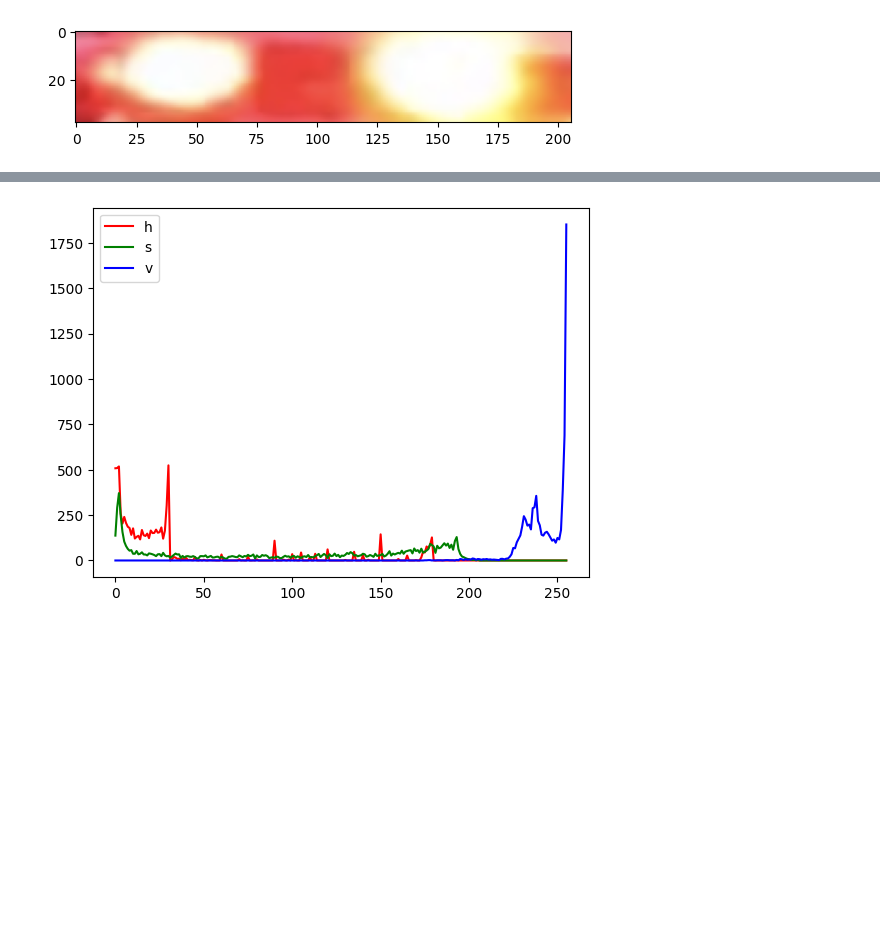
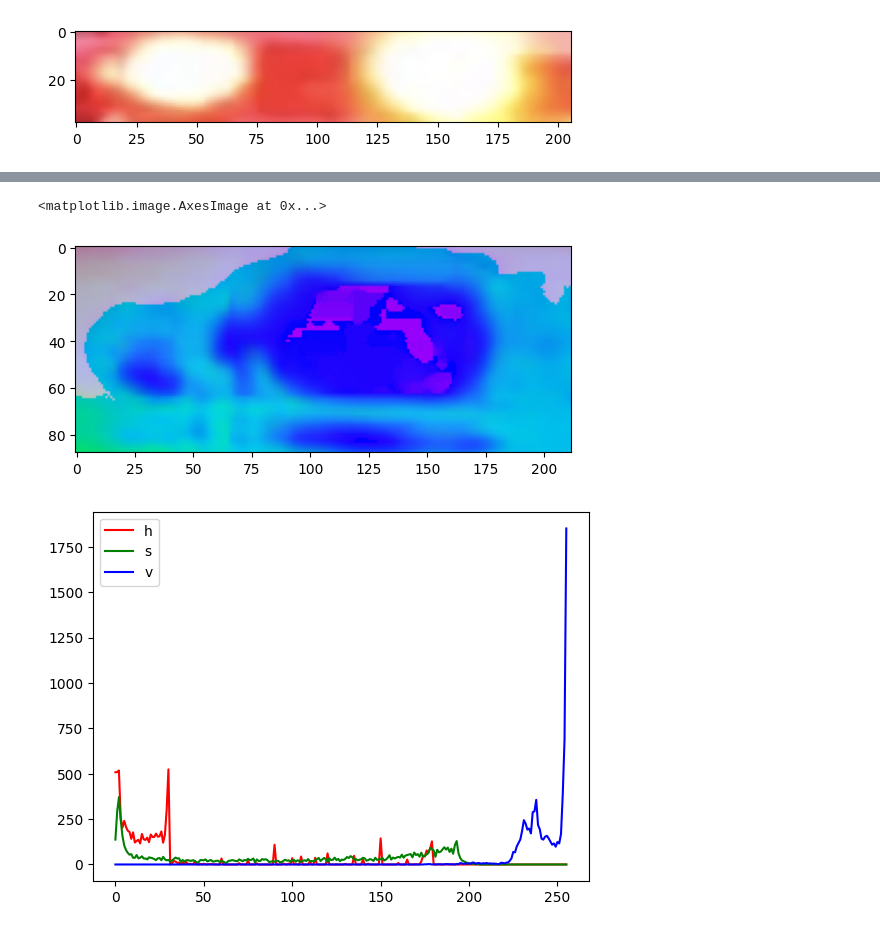
Before and after one commit to dynle/japanese-emergency-vehicles-detection, a Jupyter notebook: src/hsv.ipynb, the cells around one changed output, grey strips where cells are left out. Drawn from its saved outputs; the diff is of its cells as text; code cells hidden in the pictures; blank space fills up the shorter version.

```diff
--- a/src/hsv.ipynb
+++ b/src/hsv.ipynb
@@ -19 +29,6 @@ plt.imshow(img_hsv)
+# %%
+plt.imshow(img1_hsv)
+# %% [output]
+<matplotlib.image.AxesImage at 0x...>
+[figure, added]
 # %%
```
Also changed, not shown: parts of 9 cells of this notebook.
